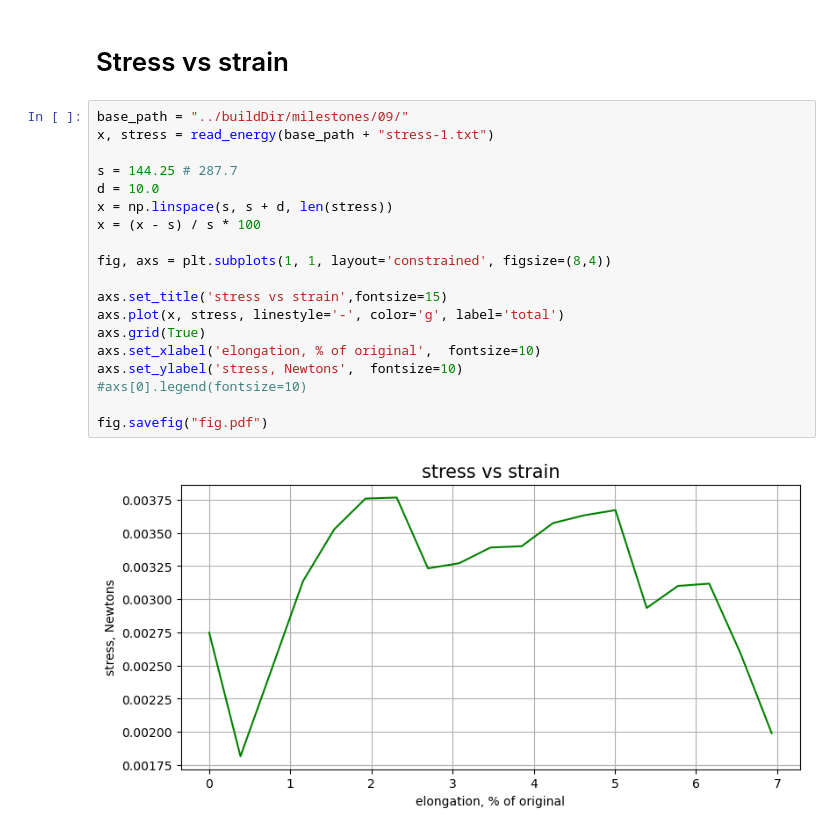
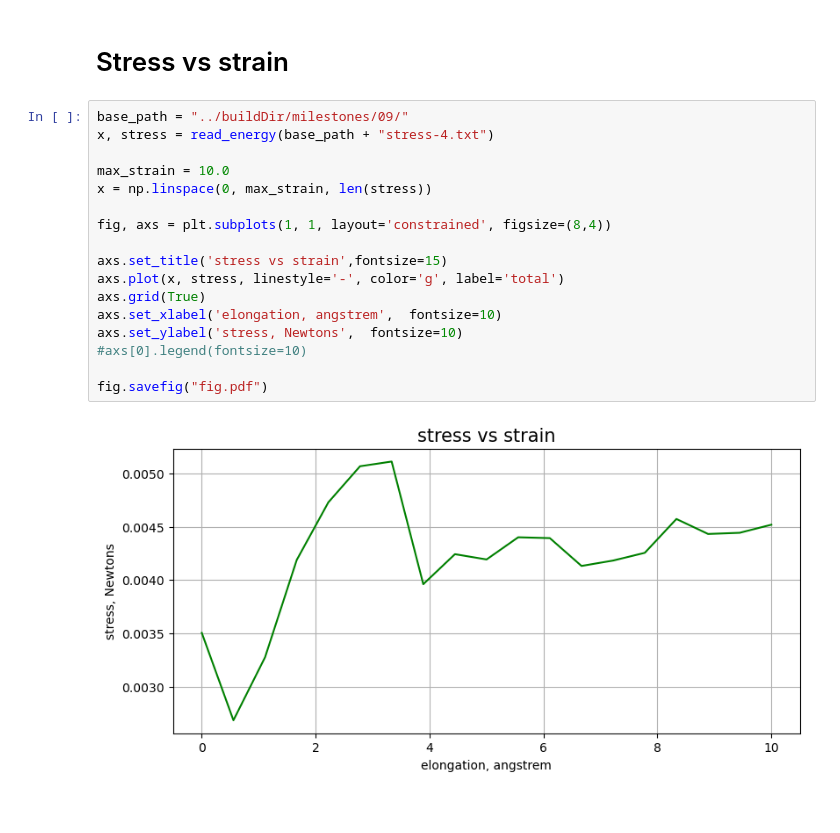
Before and after one commit to maximelianos/molecular-dynamics, a Jupyter notebook: plot/milestone09.ipynb, the cells around one changed output. Saved outputs shown, nothing was run; the diff lists cells and outputs as text.

```diff
--- a/plot/milestone09.ipynb
+++ b/plot/milestone09.ipynb
@@ -31,22 +31,20 @@ array([1., 2., 1.])
 # Stress vs strain
 # %%
 base_path = "../buildDir/milestones/09/"
-x, stress = read_energy(base_path + "stress-1.txt")
+x, stress = read_energy(base_path + "stress-4.txt")
 
-s = 144.25 # 287.7
-d = 10.0
-x = np.linspace(s, s + d, len(stress))
-x = (x - s) / s * 100
+max_strain = 10.0
+x = np.linspace(0, max_strain, len(stress))
 
 fig, axs = plt.subplots(1, 1, layout='constrained', figsize=(8,4))
 
 axs.set_title('stress vs strain',fontsize=15)
 axs.plot(x, stress, linestyle='-', color='g', label='total')
 axs.grid(True)
-axs.set_xlabel('elongation, % of original',  fontsize=10)
+axs.set_xlabel('elongation, angstrem',  fontsize=10)
 axs.set_ylabel('stress, Newtons',  fontsize=10)
 #axs[0].legend(fontsize=10)
 
 fig.savefig("fig.pdf")
 # %% [output]
-[figure, old version]
+[figure, new version]
```
Also changed, not shown: 2 other files.
